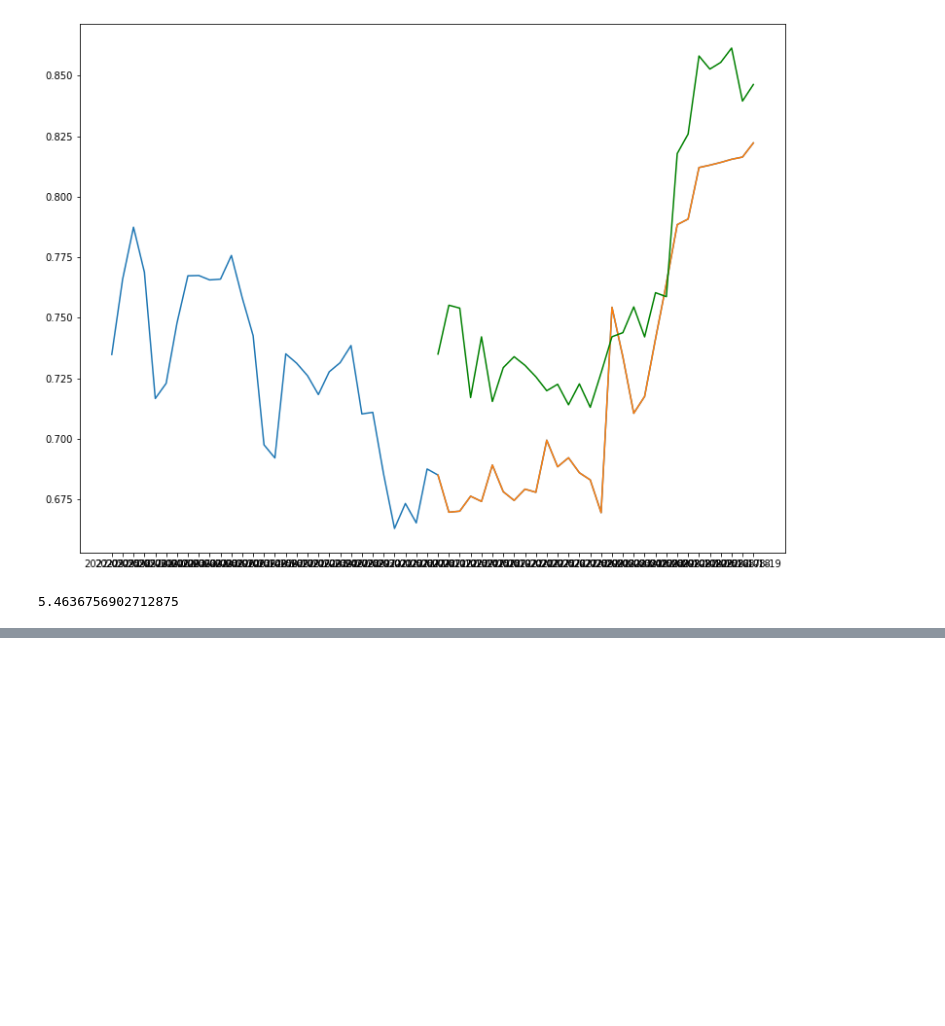
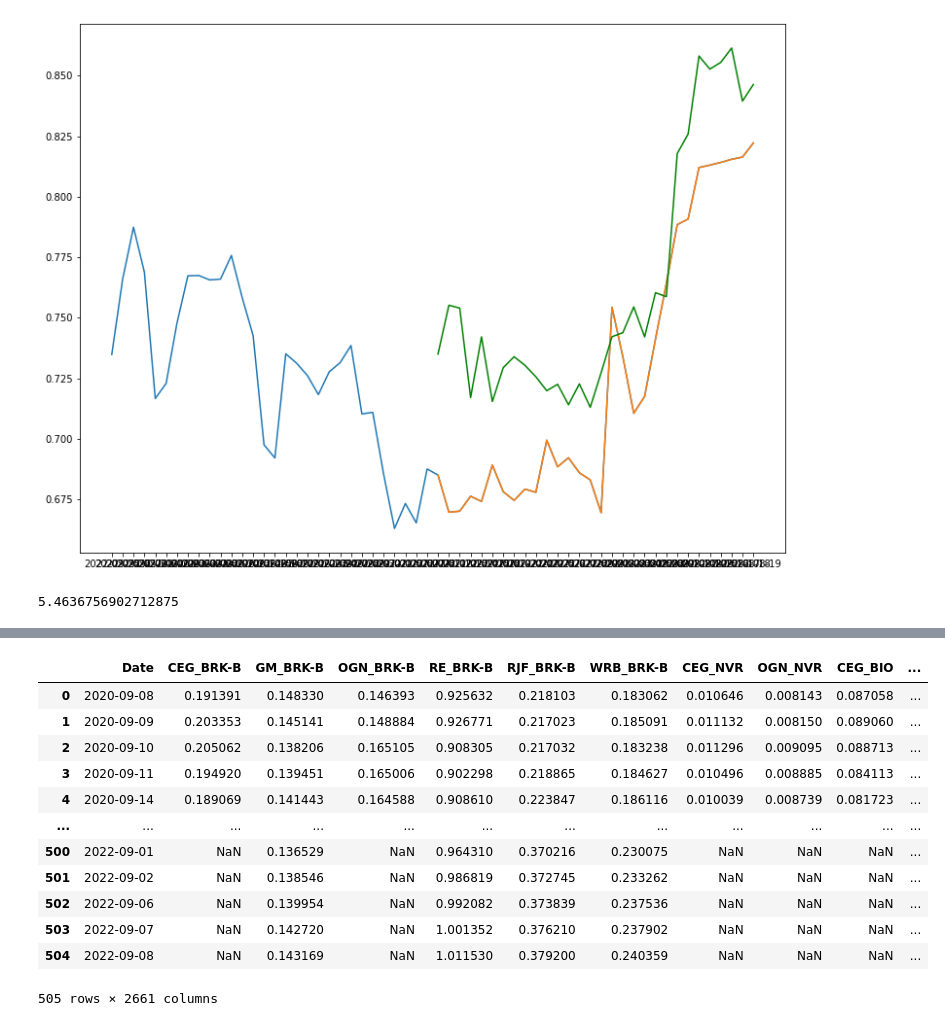
Before and after one commit to greengamma/long-short-trade-ideas-generator, a Jupyter notebook: notebooks/CNN_model.ipynb, the cells around one changed output, grey strips where cells are left out. Cells and saved outputs as stored; diff of their text form; code cells hidden in the pictures; blank space fills up the shorter version.

```diff
--- a/notebooks/CNN_model.ipynb
+++ b/notebooks/CNN_model.ipynb
@@ -125,0 +143,17 @@ mean_absolute_percentage_error(y_test,yhat)
+# %%
+rt = pd.read_excel('../raw_data/cleaned_data.xlsx')
+rt
+# %% [output]
+|  | Date | CEG_BRK-B | GM_BRK-B | OGN_BRK-B | RE_BRK-B | RJF_BRK-B | WRB_BRK-B | CEG_NVR | OGN_NVR | CEG_BIO | ... |
+| 0 | 2020-09-08 | 0.191391 | 0.148330 | 0.146393 | 0.925632 | 0.218103 | 0.183062 | 0.010646 | 0.008143 | 0.087058 | ... |
+| 1 | 2020-09-09 | 0.203353 | 0.145141 | 0.148884 | 0.926771 | 0.217023 | 0.185091 | 0.011132 | 0.008150 | 0.089060 | ... |
+| 2 | 2020-09-10 | 0.205062 | 0.138206 | 0.165105 | 0.908305 | 0.217032 | 0.183238 | 0.011296 | 0.009095 | 0.088713 | ... |
+| 3 | 2020-09-11 | 0.194920 | 0.139451 | 0.165006 | 0.902298 | 0.218865 | 0.184627 | 0.010496 | 0.008885 | 0.084113 | ... |
+| 4 | 2020-09-14 | 0.189069 | 0.141443 | 0.164588 | 0.908610 | 0.223847 | 0.186116 | 0.010039 | 0.008739 | 0.081723 | ... |
+| ... | ... | ... | ... | ... | ... | ... | ... | ... | ... | ... | ... |
+| 500 | 2022-09-01 | NaN | 0.136529 | NaN | 0.964310 | 0.370216 | 0.230075 | NaN | NaN | NaN | ... |
+| 501 | 2022-09-02 | NaN | 0.138546 | NaN | 0.986819 | 0.372745 | 0.233262 | NaN | NaN | NaN | ... |
+| 502 | 2022-09-06 | NaN | 0.139954 | NaN | 0.992082 | 0.373839 | 0.237536 | NaN | NaN | NaN | ... |
+| 503 | 2022-09-07 | NaN | 0.142720 | NaN | 1.001352 | 0.376210 | 0.237902 | NaN | NaN | NaN | ... |
+| 504 | 2022-09-08 | NaN | 0.143169 | NaN | 1.011530 | 0.379200 | 0.240359 | NaN | NaN | NaN | ... |
+505 rows × 2661 columns
```
Also changed, not shown: parts of 13 cells of this notebook, 5 other files.
